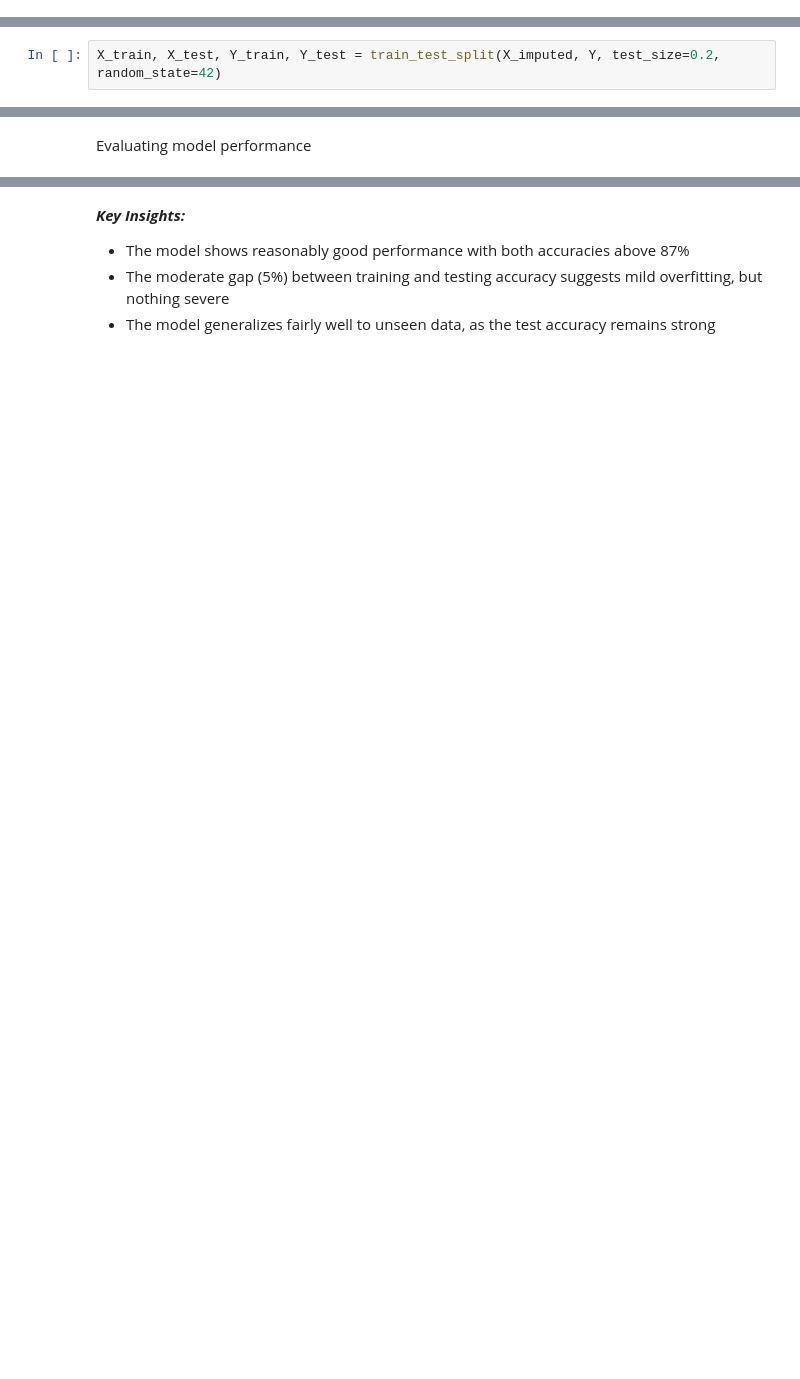
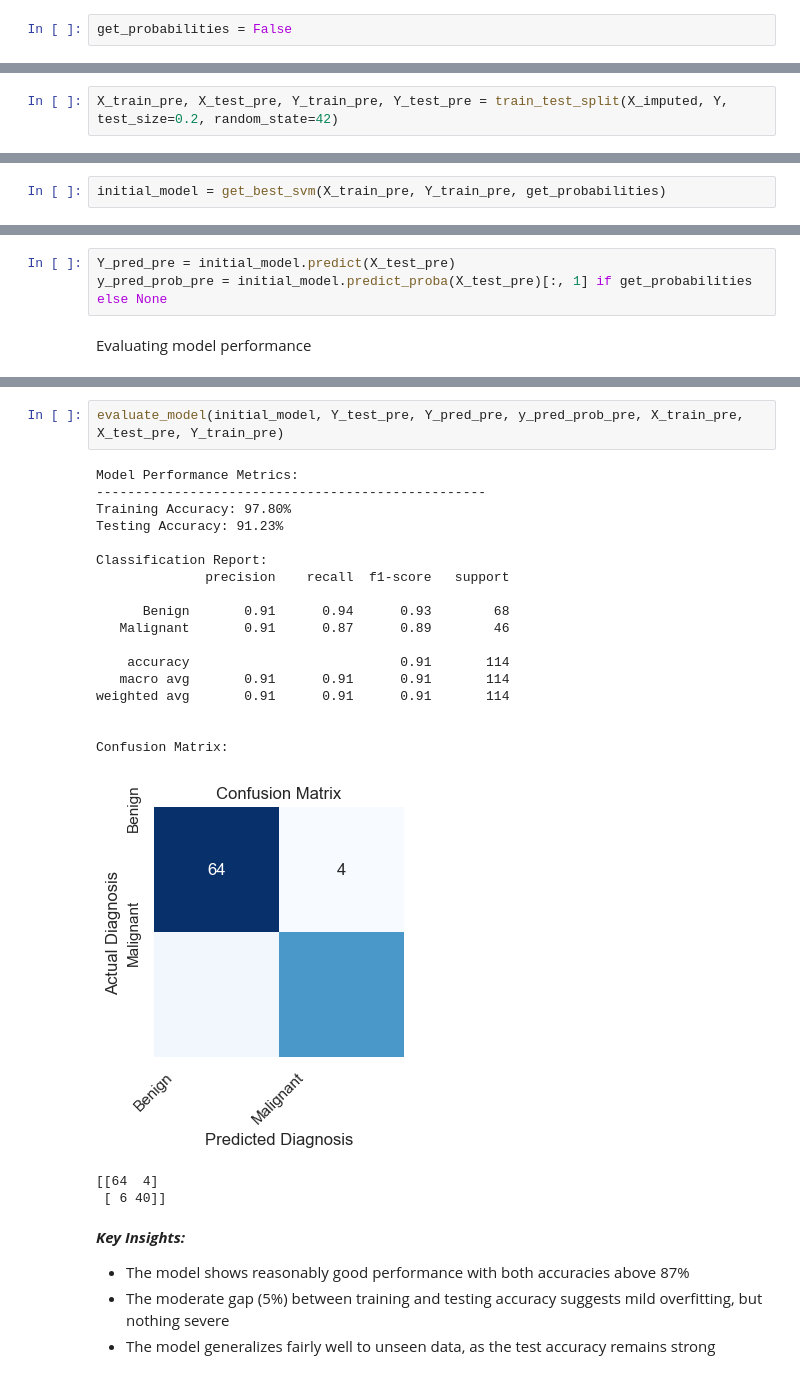
Before and after one commit to denpalrius/AI-Machine-Learning-Practice, a Jupyter notebook: svm/breast_cancer_svm.ipynb, the cells around one changed output, grey strips where cells are left out. Saved outputs shown, nothing was run; the diff lists cells and outputs as text; blank space fills up the shorter version.

Commit message:
Completed final SVM mode, random forest classifier and final comparison

```diff
--- a/svm/breast_cancer_svm.ipynb
+++ b/svm/breast_cancer_svm.ipynb
@@ -278,4 +362,6 @@ def evaluate_model(y_test, y_pred, y_pred_prob, svm_model, X_train, X_test, y_tr
+# %%
+get_probabilities = False
 # %% [markdown]
 Splitting the dataset into training and test sets (80% train, 20% test)
 # %%
-X_train, X_test, Y_train, Y_test = train_test_split(X_imputed, Y, test_size=0.2, random_state=42)
+X_train_pre, X_test_pre, Y_train_pre, Y_test_pre = train_test_split(X_imputed, Y, test_size=0.2, random_state=42)
@@ -291,0 +370,2 @@ SVC(kernel='linear', probability=True, random_state=42)
+# %%
+initial_model = get_best_svm(X_train_pre, Y_train_pre, get_probabilities)
@@ -297,2 +380,5 @@ y_pred_prob = svm_model.predict_proba(X_test)[:, 1]
+# %%
+Y_pred_pre = initial_model.predict(X_test_pre)
+y_pred_prob_pre = initial_model.predict_proba(X_test_pre)[:, 1] if get_probabilities else None
 # %% [markdown]
 Evaluating model performance
@@ -325,3 +385,26 @@ Testing Accuracy: 91.23%
+# %%
+evaluate_model(initial_model, Y_test_pre, Y_pred_pre, y_pred_prob_pre, X_train_pre, X_test_pre, Y_train_pre)
+# %% [output]
+Model Performance Metrics:
+--------------------------------------------------
+Training Accuracy: 97.80%
+Testing Accuracy: 91.23%
+
+Classification Report:
+              precision    recall  f1-score   support
+
+      Benign       0.91      0.94      0.93        68
+   Malignant       0.91      0.87      0.89        46
+
+    accuracy                           0.91       114
+   macro avg       0.91      0.91      0.91       114
+weighted avg       0.91      0.91      0.91       114
+
+
+Confusion Matrix:
+[figure, added]
+[[64  4]
+ [ 6 40]]
 # %% [markdown]
 ***Key Insights:***
 - The model shows reasonably good performance with both accuracies above 87%
```
Also changed, not shown: parts of 83 cells of this notebook.
